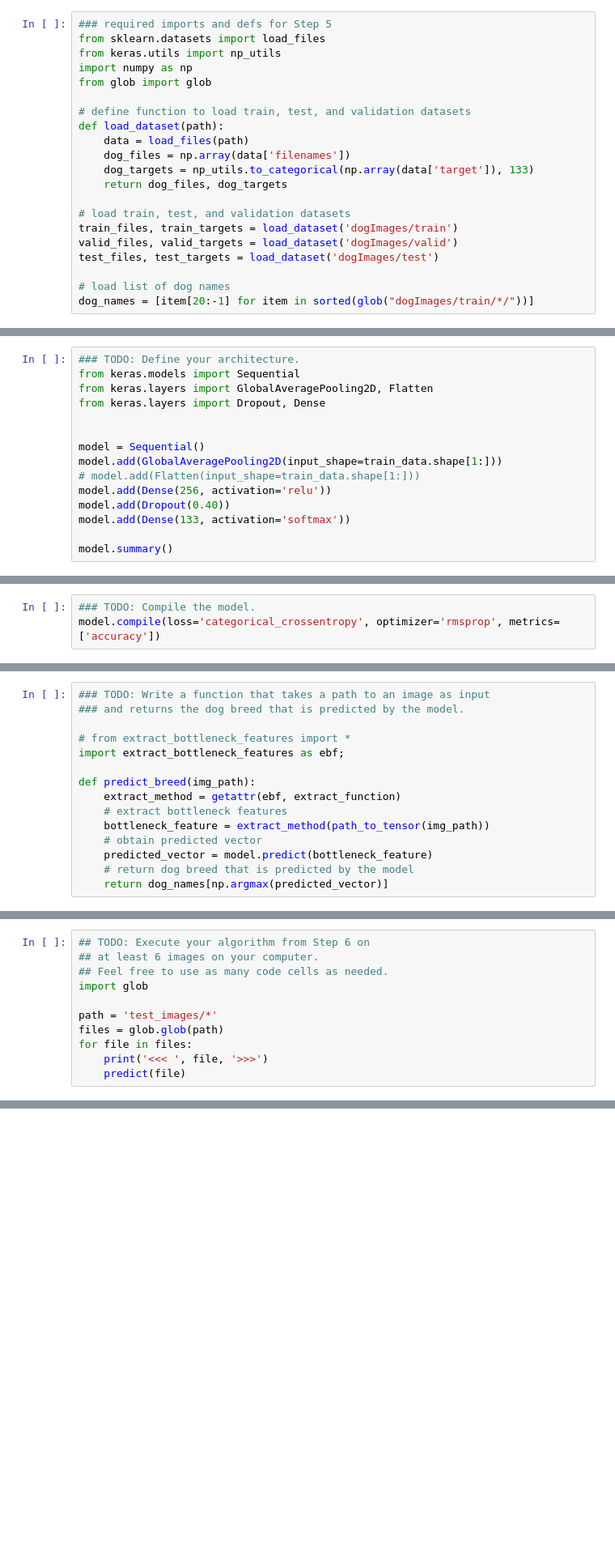
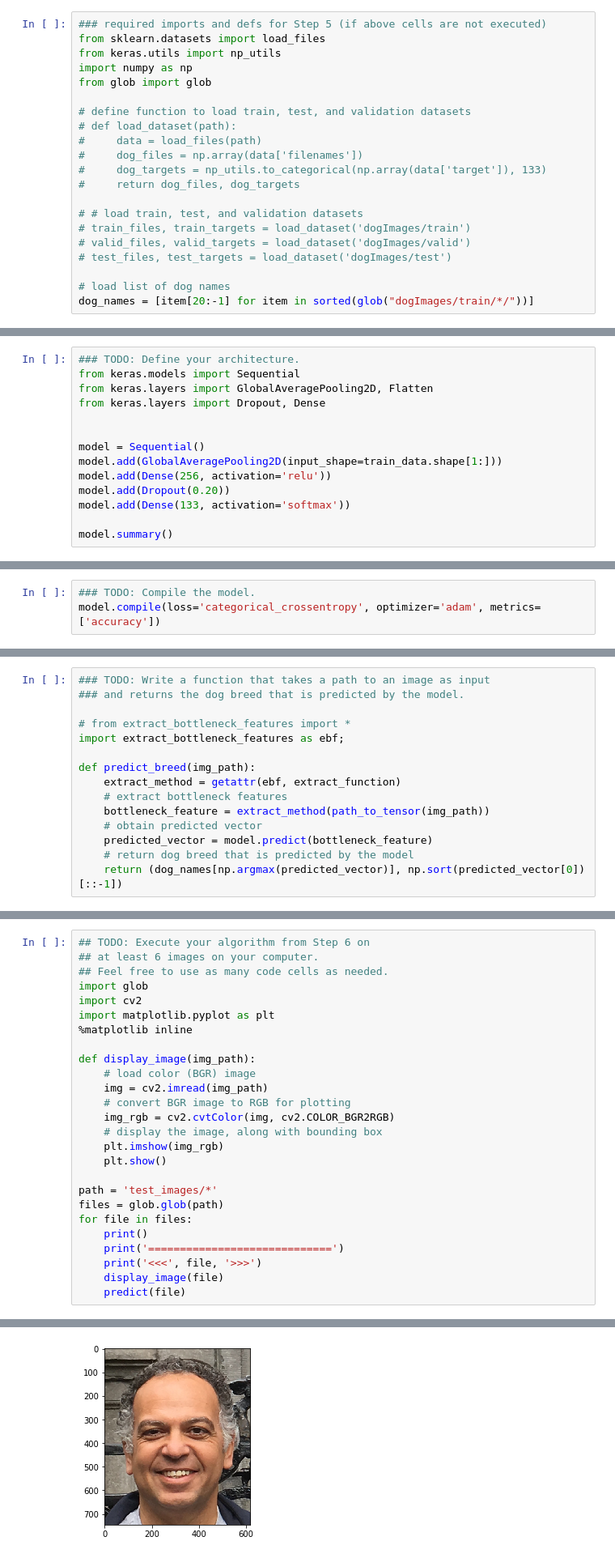
Before and after one commit to isallam/dog-project, a Jupyter notebook: dog_app.ipynb, the cells around one changed output, grey strips where cells are left out. Shown at 81% size. Saved outputs shown, nothing was run; the diff lists cells and outputs as text; blank space fills up the shorter version.

Commit message:
minor changes and some data augmentation processing

```diff
--- a/dog_app.ipynb
+++ b/dog_app.ipynb
@@ -592,23 +659,23 @@ In the code block below, extract the bottleneck features corresponding to the tr
     valid_{network} = bottleneck_features['valid']
     test_{network} = bottleneck_features['test']
 # %%
-### required imports and defs for Step 5
+### required imports and defs for Step 5 (if above cells are not executed)
 from sklearn.datasets import load_files
 from keras.utils import np_utils
 import numpy as np
 from glob import glob
 
 # define function to load train, test, and validation datasets
-def load_dataset(path):
-    data = load_files(path)
-    dog_files = np.array(data['filenames'])
-    dog_targets = np_utils.to_categorical(np.array(data['target']), 133)
-    return dog_files, dog_targets
+# def load_dataset(path):
+#     data = load_files(path)
+#     dog_files = np.array(data['filenames'])
+#     dog_targets = np_utils.to_categorical(np.array(data['target']), 133)
+#     return dog_files, dog_targets
 
-# load train, test, and validation datasets
-train_files, train_targets = load_dataset('dogImages/train')
-valid_files, valid_targets = load_dataset('dogImages/valid')
-test_files, test_targets = load_dataset('dogImages/test')
+# # load train, test, and validation datasets
+# train_files, train_targets = load_dataset('dogImages/train')
+# valid_files, valid_targets = load_dataset('dogImages/valid')
+# test_files, test_targets = load_dataset('dogImages/test')
 
 # load list of dog names
 dog_names = [item[20:-1] for item in sorted(glob("dogImages/train/*/"))]
@@ -744,9 +821,8 @@ from keras.layers import Dropout, Dense
 
 model = Sequential()
 model.add(GlobalAveragePooling2D(input_shape=train_data.shape[1:]))
-# model.add(Flatten(input_shape=train_data.shape[1:]))
 model.add(Dense(256, activation='relu'))
-model.add(Dropout(0.40))
+model.add(Dropout(0.20))
 model.add(Dense(133, activation='softmax'))
 
 model.summary()
@@ -770,7 +846,7 @@ _________________________________________________________________
 ### (IMPLEMENTATION) Compile the Model
 # %%
 ### TODO: Compile the model.
-model.compile(loss='categorical_crossentropy', optimizer='rmsprop', metrics=['accuracy'])
+model.compile(loss='categorical_crossentropy', optimizer='adam', metrics=['accuracy'])
 # %% [markdown]
 ### (IMPLEMENTATION) Train the Model
 
@@ -856,5 +932,5 @@ def predict_breed(img_path):
     # obtain predicted vector
     predicted_vector = model.predict(bottleneck_feature)
     # return dog breed that is predicted by the model
-    return dog_names[np.argmax(predicted_vector)]
+    return (dog_names[np.argmax(predicted_vector)], np.sort(predicted_vector[0])[::-1])
 # %%
@@ -925,10 +1018,25 @@ __Answer:__
 ## at least 6 images on your computer.
 ## Feel free to use as many code cells as needed.
 import glob
+import cv2
+import matplotlib.pyplot as plt
+%matplotlib inline
+
+def display_image(img_path):
+    # load color (BGR) image
+    img = cv2.imread(img_path)
+    # convert BGR image to RGB for plotting
+    img_rgb = cv2.cvtColor(img, cv2.COLOR_BGR2RGB)
+    # display the image, along with bounding box
+    plt.imshow(img_rgb)
+    plt.show()
 
 path = 'test_images/*'
 files = glob.glob(path)
 for file in files:
-    print('<<< ', file, '>>>')
+    print()
+    print('=============================')
+    print('<<<', file, '>>>')
+    display_image(file)
     predict(file)
 # %% [output]
@@ -951,0 +1045 @@ Lowchen
+[figure, added]
```
Also changed, not shown: parts of 17 cells of this notebook.
